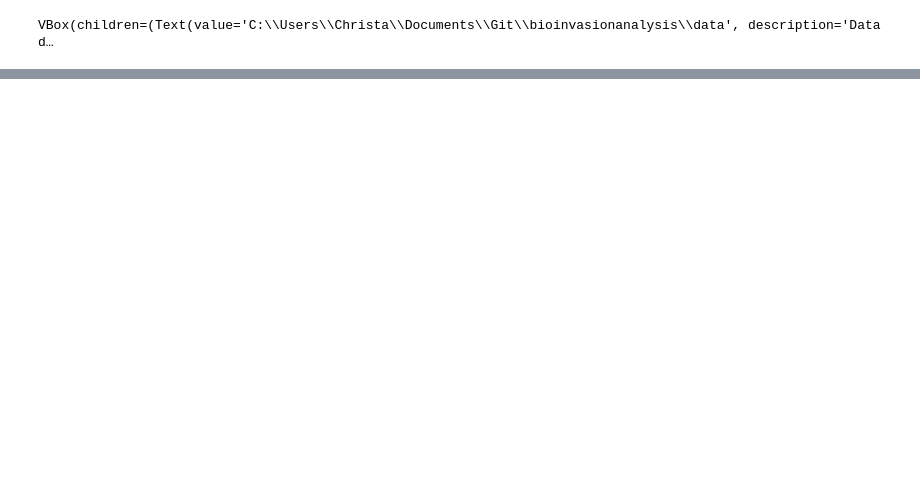
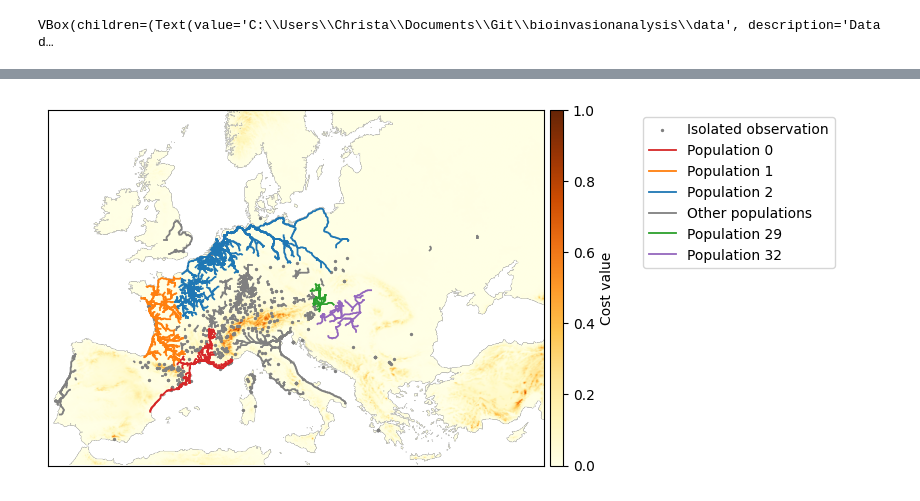
Before and after one commit to thunwal/bioinvasionanalysis, a Jupyter notebook: notebooks/bioinvasionanalysis_demo.ipynb, the cells around one changed output, grey strips where cells are left out. Drawn from its saved outputs; the diff is of its cells as text; code cells hidden in the pictures; blank space fills up the shorter version.

```diff
--- a/notebooks/bioinvasionanalysis_demo.ipynb
+++ b/notebooks/bioinvasionanalysis_demo.ipynb
@@ -236 +211,80 @@ cum_distances, exp_rates = expansion_rate(out_gpkg, out_lyr_points_grouped, out_
+# %%
+# SHOW POPULATIONS
+# Only the five populations with the highest median observation count per year are shown in detail.
+
+# Ensure group_id in paths_grouped is a string
+paths_grouped["group_id"] = paths_grouped["group_id"].astype(str)
+
+# Filter points_grouped to include only rows where group_id is null
+points_isolated = points_grouped[points_grouped["group_id"].isnull()]
+
+# Identify the top 5 groups
+top_groups = (
+    exp_rates.sort_values(by="median_points_per_year", ascending=False)
+    .head(5)["group_id"]
+    .tolist()
+)
+
+# Assign colors for top groups and grey for others
+colors = plt.cm.tab10.colors  # Categorical colormap
+group_colors = {group: colors[i % len(colors)] for i, group in enumerate(top_groups)}
+default_color = "grey"
+
+# Initialize plot
+fig, ax = plt.subplots()
+
+# Plot the raster
+cost_lyr = ax.imshow(cost_arr, extent=extent, cmap="YlOrBr")
+
+# Add color bar with proper scaling
+cax = fig.add_axes([ax.get_position().x1 + 0.01, ax.get_position().y0, 0.02, ax.get_position().height])
+plt.colorbar(cost_lyr, cax=cax, label="Cost value")
+
+# Plot isolated observations
+ax.scatter(
+    points_isolated.geometry.x,
+    points_isolated.geometry.y,
+    color="grey",
+    s=2,
+    label="Isolated observation"
+)
+
+# Track seen labels to avoid duplicates
+added_labels = set()
+
+# Plot least-cost paths
+for _, row in paths_grouped.iterrows():
+    path_group_id = row["group_id"]
+    path_color = group_colors.get(path_group_id, default_color)
+
+    # Assign labels dynamically for categorized groups, other groups, and isolated observations
+    if path_group_id in top_groups:
+        label = f"Population {path_group_id}" if f"Population {path_group_id}" not in added_labels else None
+    else:
+        label = "Other populations" if "Other populations" not in added_labels else None
+
+    # Add to seen labels
+    if label:
+        added_labels.add(label)
+
+    # Plot paths
+    if row.geometry.geom_type == "MultiLineString":
+        for line in row.geometry.geoms:
+            ax.plot(*line.xy, color=path_color, linewidth=1.3, label=label)
+    elif row.geometry.geom_type == "LineString":
+        ax.plot(*row.geometry.xy, color=path_color, linewidth=1.3, label=label)
+
+# Turn off the useless coordinate labels
+ax.set_xticks([])
+ax.set_yticks([])
+ax.set_xticklabels([])
+ax.set_yticklabels([])
+
+# Add the legend
+ax.legend(loc="upper right", bbox_to_anchor=(1.6, 1))
+
+# Show the plot
+plt.show()
+# %% [output]
+[figure, new version]
 # %%
```
Also changed, not shown: parts of 15 cells of this notebook, 8 other files.
